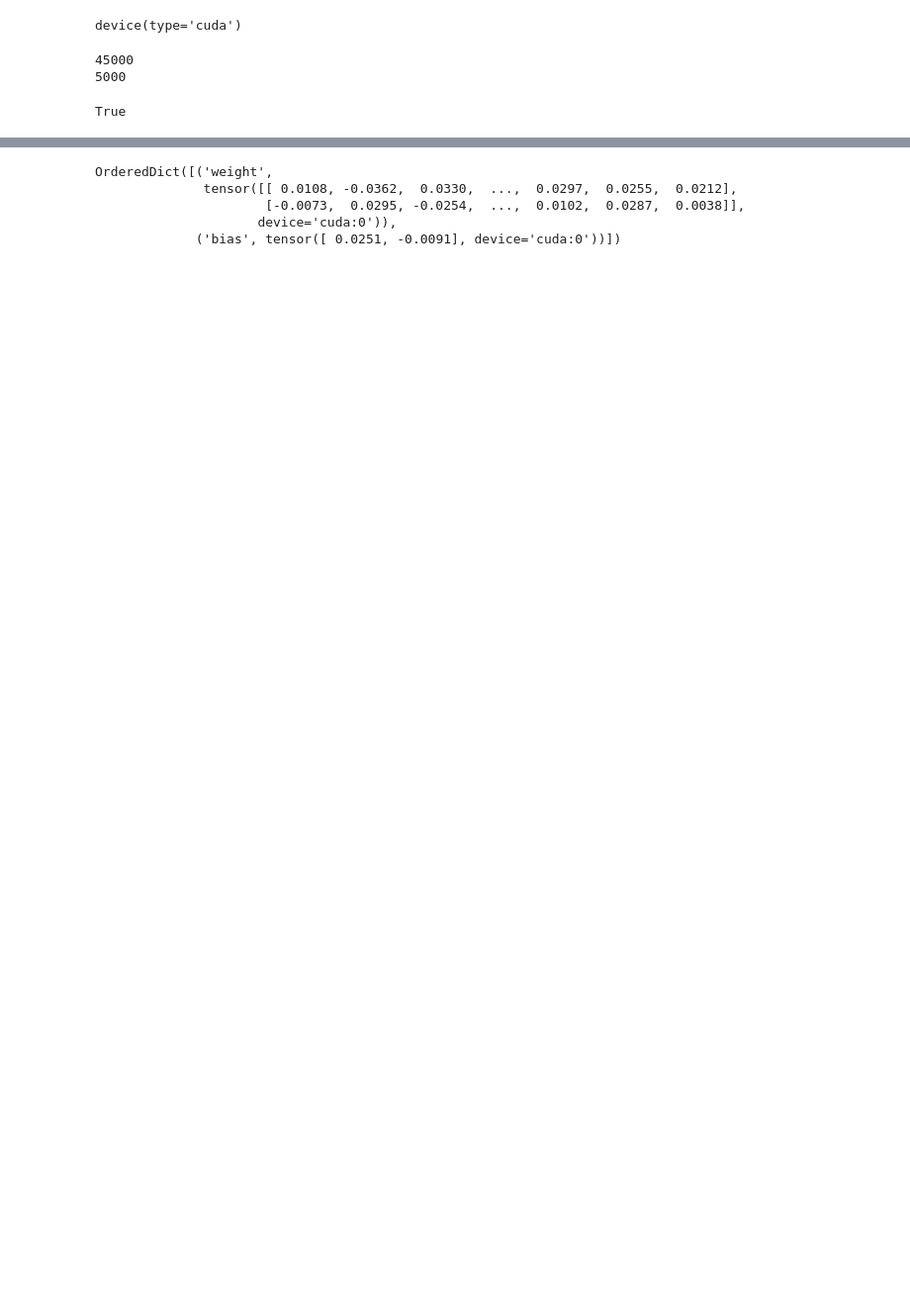
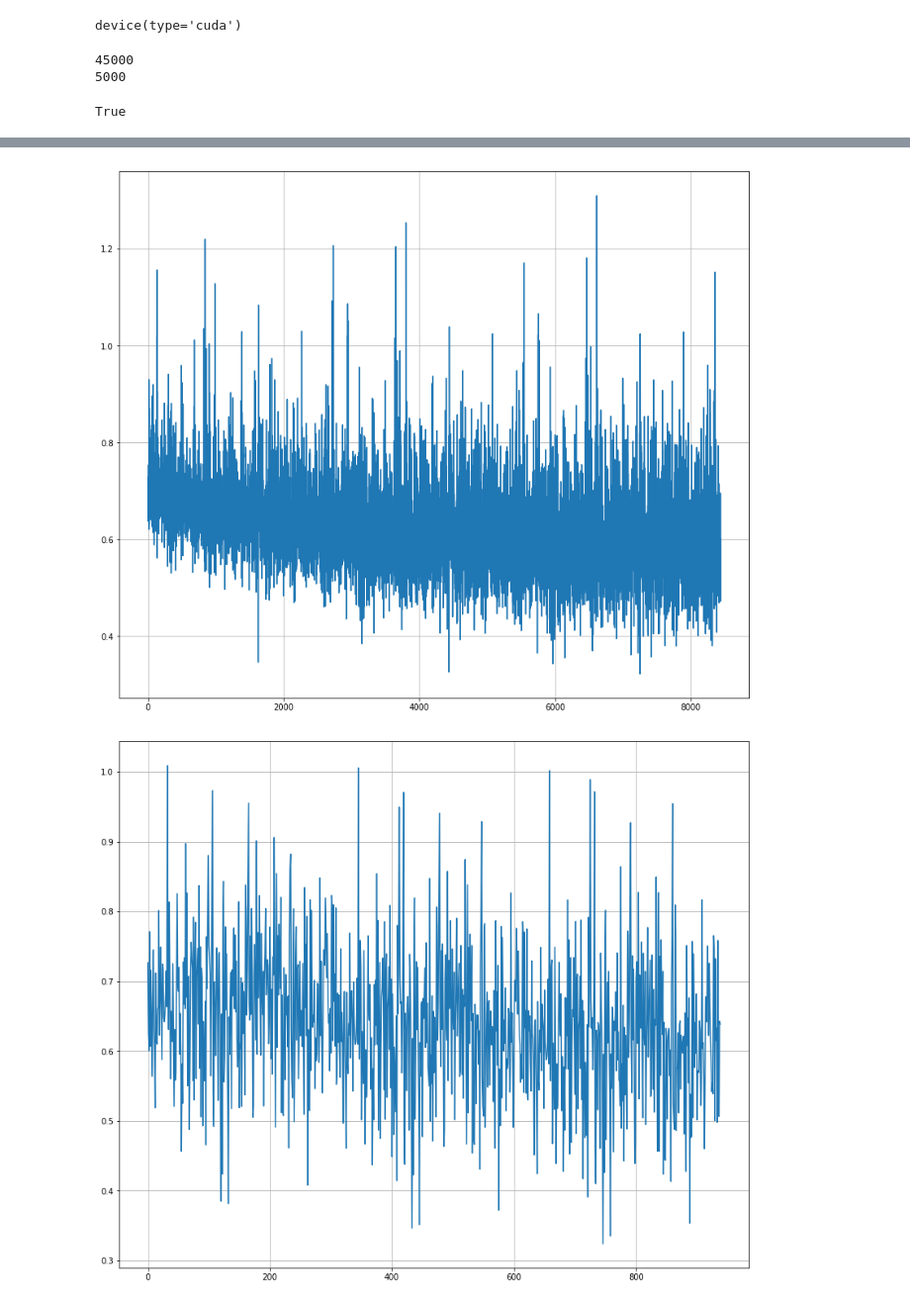
Before and after one commit to OneAdder/deeplearning2020, a Jupyter notebook: project/project.ipynb, the cells around one changed output, grey strips where cells are left out. Shown: that part at 99% size. Saved outputs shown, nothing was run; the diff lists cells and outputs as text; code cells hidden in the pictures; blank space fills up the shorter version.

```diff
--- a/project/project.ipynb
+++ b/project/project.ipynb
@@ -106,8 +104,11 @@ classifier = torch.load('dfss')
-# %%
-classifier
-# %% [output]
-OrderedDict([('weight',
-              tensor([[ 0.0108, -0.0362,  0.0330,  ...,  0.0297,  0.0255,  0.0212],
-                      [-0.0073,  0.0295, -0.0254,  ...,  0.0102,  0.0287,  0.0038]],
-                     device='cuda:0')),
-             ('bias', tensor([ 0.0251, -0.0091], device='cuda:0'))])
+# %%
+from matplotlib import pyplot as plt
+plt.figure(figsize=(14, 12))
+plt.plot(metrics.train['loss'])
+plt.grid()
+plt.figure(figsize=(14, 12))
+plt.plot(metrics.test['loss'])
+plt.grid()
+# %% [output]
+[figure, added]
+[figure, added]
```
Also changed, not shown: parts of 4 cells of this notebook.
